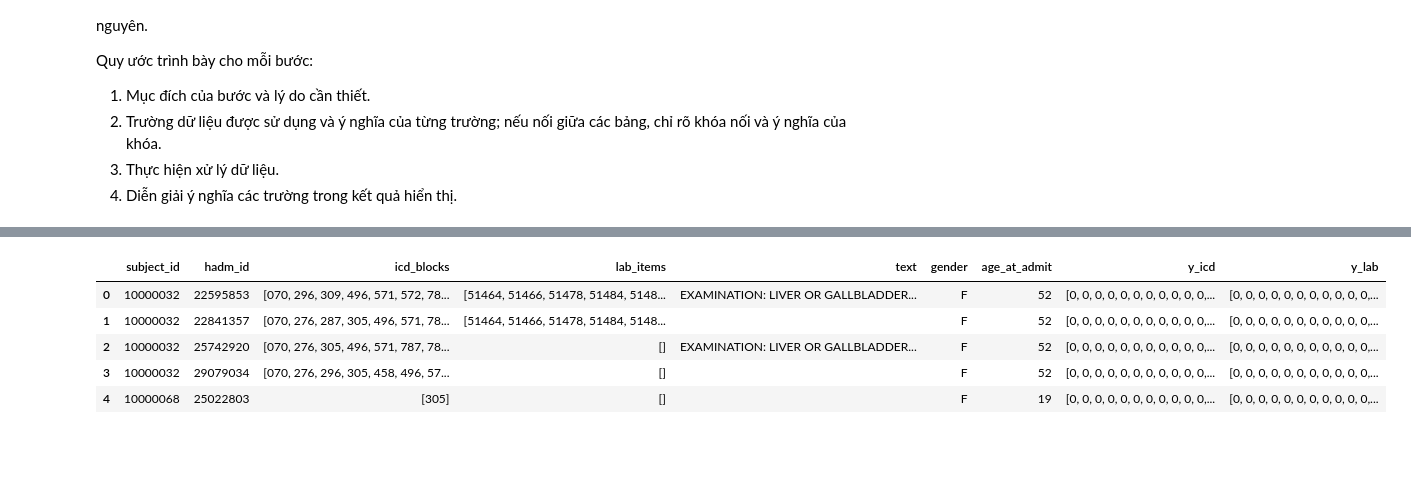
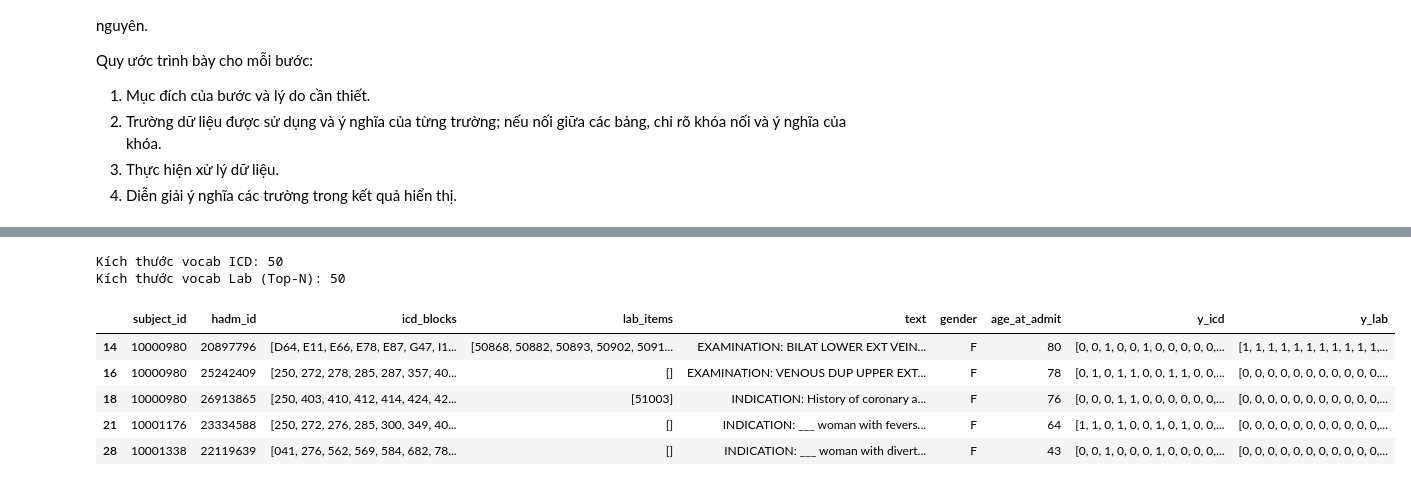
Before and after one commit to iamKhang/revita-sympdiag, a Jupyter notebook: notebooks/01_data_preprocessing_mimiciv.ipynb, the cells around one changed output, grey strips where cells are left out. Cells and saved outputs as stored; diff of their text form; code cells hidden in the pictures; blank space fills up the shorter version.

```diff
--- a/notebooks/01_data_preprocessing_mimiciv.ipynb
+++ b/notebooks/01_data_preprocessing_mimiciv.ipynb
@@ -330,53 +614,86 @@ Giải thích kết quả:
 # %%
-# ---- BƯỚC 5 (cập nhật): Merge và multi-hot theo vocab Top-N ----
+# --- Bước 5: Merge & sinh nhãn multi-hot, rồi lưu ra PROC_DIR ---
+import numpy as np
+import pandas as pd
+from collections import Counter
+import json
 
-# 5.1 Ghép theo hadm_id + subject_id (thêm demographics)
+# 5.1 Ghép theo hadm_id (và subject_id cho demographics)
 df = (
     icd_df
     .merge(lab_items_by_hadm, on="hadm_id", how="left")
-    .merge(text_df, on="hadm_id", how="left")
-    .merge(demo_df, on=["hadm_id", "subject_id"], how="left")  # <<-- thêm tuổi + giới tính
+    .merge(text_df,            on="hadm_id", how="left")
+    .merge(demo_df,            on=["hadm_id", "subject_id"], how="left")
 )
 
-# Chuẩn hóa list rỗng, text và demographics
+# 5.2 Chuẩn hoá các cột
 df["icd_blocks"] = df["icd_blocks"].apply(lambda x: x if isinstance(x, list) else [])
 df["lab_items"]  = df["lab_items"].apply(lambda x: x if isinstance(x, list) else [])
-df["text"] = df["text"].fillna("")
-df["gender"] = df["gender"].fillna("U")                  # Unknown nếu thiếu
-df["age_at_admit"] = df["age_at_admit"].astype("Int64")  # giữ nullable int
+df["text"]       = df["text"].fillna("")
+df["gender"]     = df["gender"].fillna("U").astype(str).str.upper().str[0]  # M/F/U
+df["age_at_admit"] = df["age_at_admit"].astype("Int64")
 
-# 5.2 Vocabulary
-# ICD-block: Top-2000 (giữ nguyên như trước)
-from collections import Counter
+# Chỉ giữ lần nhập viện có note
+df["text"] = df["text"].str.strip()
+df = df[df["text"].str.len() > 0].copy()
+
+# 5.3 Vocabulary
+ICD_MAX = 50
 cnt_icd = Counter(b for blocks in df["icd_blocks"] for b in blocks)
-icd_vocab = [b for b, _ in cnt_icd.most_common(100)]
+icd_vocab = [b for b, _ in cnt_icd.most_common(ICD_MAX)]
 icd_index = {b: i for i, b in enumerate(icd_vocab)}
 
-# Lab items: từ lab_vocab_df (Top-N theo tần suất)
-lab_vocab_items = lab_vocab_df["itemid"].tolist()
+# lab vocab kế thừa từ bước 3 (giữ thứ tự theo tần suất)
+lab_vocab_items = lab_vocab_df["itemid"].astype(int).tolist()
 lab_index = {it: i for i, it in enumerate(lab_vocab_items)}
 
-# 5.3 Hàm multi-hot
+# 5.4 Hàm multi-hot
 def to_multihot_generic(labels, index_map, length):
     arr = np.zeros(length, dtype=np.int8)
     for t in labels:
         if t in index_map:
             arr[index_map[t]] = 1
     return arr
 
 df["y_icd"] = df["icd_blocks"].apply(lambda xs: to_multihot_generic(xs, icd_index, len(icd_vocab)))
 df["y_lab"] = df["lab_items"].apply(lambda xs: to_multihot_generic(xs, lab_index, len(lab_vocab_items)))
 
-# 5.4 Ánh xạ itemid -> label để tiện hiển thị
-itemid_to_label = dict(zip(lab_vocab_df["itemid"], lab_vocab_df["label"]))
+# 5.5 Ánh xạ itemid -> label để tiện hiển thị/giải thích
+itemid_to_label = dict(zip(lab_vocab_df["itemid"].astype(int), lab_vocab_df["label"].astype(str)))
 
-display(df.head())
 print("Kích thước vocab ICD:", len(icd_vocab))
 print("Kích thước vocab Lab (Top-N):", len(lab_vocab_items))
+display(df.head())
+
+# 5.6 Lưu ra đĩa (sau khi 5.2 đã lọc chỉ còn các ca có note)
+PROC_DIR.mkdir(parents=True, exist_ok=True)
+
+out_examples = PROC_DIR / "examples.parquet"
+df_out = df[[
+    "hadm_id", "subject_id", "gender", "age_at_admit",
+    "text", "icd_blocks", "lab_items", "y_icd", "y_lab"
+]].copy()
+df_out.to_parquet(out_examples, index=False)
+
+out_vocab = PROC_DIR / "vocab_meta.json"
+with open(out_vocab, "w") as f:
+    json.dump({
+        "icd_vocab": icd_vocab,
+        "n_icd": len(icd_vocab),
+        "lab_vocab_items": lab_vocab_items,
+        "n_lab": len(lab_vocab_items),
+        "itemid_to_label": {int(k): str(v) for k, v in itemid_to_label.items()}
+    }, f, indent=2)
+
+print("Đã lưu (chỉ các HADM có note):")
+print("-", out_examples)
+print("-", out_vocab)
 # %% [output]
+Kích thước vocab ICD: 50
+Kích thước vocab Lab (Top-N): 50
 |  | subject_id | hadm_id | icd_blocks | lab_items | text | gender | age_at_admit | y_icd | y_lab |
-| 0 | 10000032 | 22595853 | [070, 296, 309, 496, 571, 572, 78... | [51464, 51466, 51478, 51484, 5148... | EXAMINATION: LIVER OR GALLBLADDER... | F | 52 | [0, 0, 0, 0, 0, 0, 0, 0, 0, 0, 0,... | [0, 0, 0, 0, 0, 0, 0, 0, 0, 0, 0,... |
-| 1 | 10000032 | 22841357 | [070, 276, 287, 305, 496, 571, 78... | [51464, 51466, 51478, 51484, 5148... |  | F | 52 | [0, 0, 0, 0, 0, 0, 0, 0, 0, 0, 0,... | [0, 0, 0, 0, 0, 0, 0, 0, 0, 0, 0,... |
-| 2 | 10000032 | 25742920 | [070, 276, 305, 496, 571, 787, 78... | [] | EXAMINATION: LIVER OR GALLBLADDER... | F | 52 | [0, 0, 0, 0, 0, 0, 0, 0, 0, 0, 0,... | [0, 0, 0, 0, 0, 0, 0, 0, 0, 0, 0,... |
-| 3 | 10000032 | 29079034 | [070, 276, 296, 305, 458, 496, 57... | [] |  | F | 52 | [0, 0, 0, 0, 0, 0, 0, 0, 0, 0, 0,... | [0, 0, 0, 0, 0, 0, 0, 0, 0, 0, 0,... |
-| 4 | 10000068 | 25022803 | [305] | [] |  | F | 19 | [0, 0, 0, 0, 0, 0, 0, 0, 0, 0, 0,... | [0, 0, 0, 0, 0, 0, 0, 0, 0, 0, 0,... |
+| 14 | 10000980 | 20897796 | [D64, E11, E66, E78, E87, G47, I1... | [50868, 50882, 50893, 50902, 5091... | EXAMINATION: BILAT LOWER EXT VEIN... | F | 80 | [0, 0, 1, 0, 0, 1, 0, 0, 0, 0, 0,... | [1, 1, 1, 1, 1, 1, 1, 1, 1, 1, 1,... |
+| 16 | 10000980 | 25242409 | [250, 272, 278, 285, 287, 357, 40... | [] | EXAMINATION: VENOUS DUP UPPER EXT... | F | 78 | [0, 1, 0, 1, 1, 0, 0, 1, 1, 0, 0,... | [0, 0, 0, 0, 0, 0, 0, 0, 0, 0, 0,... |
+| 18 | 10000980 | 26913865 | [250, 403, 410, 412, 414, 424, 42... | [51003] | INDICATION: History of coronary a... | F | 76 | [0, 0, 0, 1, 1, 0, 0, 0, 0, 0, 0,... | [0, 0, 0, 0, 0, 0, 0, 0, 0, 0, 0,... |
+| 21 | 10001176 | 23334588 | [250, 272, 276, 285, 300, 349, 40... | [] | INDICATION: ___ woman with fevers... | F | 64 | [1, 1, 0, 1, 0, 0, 1, 0, 1, 0, 0,... | [0, 0, 0, 0, 0, 0, 0, 0, 0, 0, 0,... |
+| 28 | 10001338 | 22119639 | [041, 276, 562, 569, 584, 682, 78... | [] | INDICATION: ___ woman with divert... | F | 43 | [0, 0, 1, 0, 0, 0, 1, 0, 0, 0, 0,... | [0, 0, 0, 0, 0, 0, 0, 0, 0, 0, 0,... |
```
Also changed, not shown: parts of 28 cells of this notebook.
